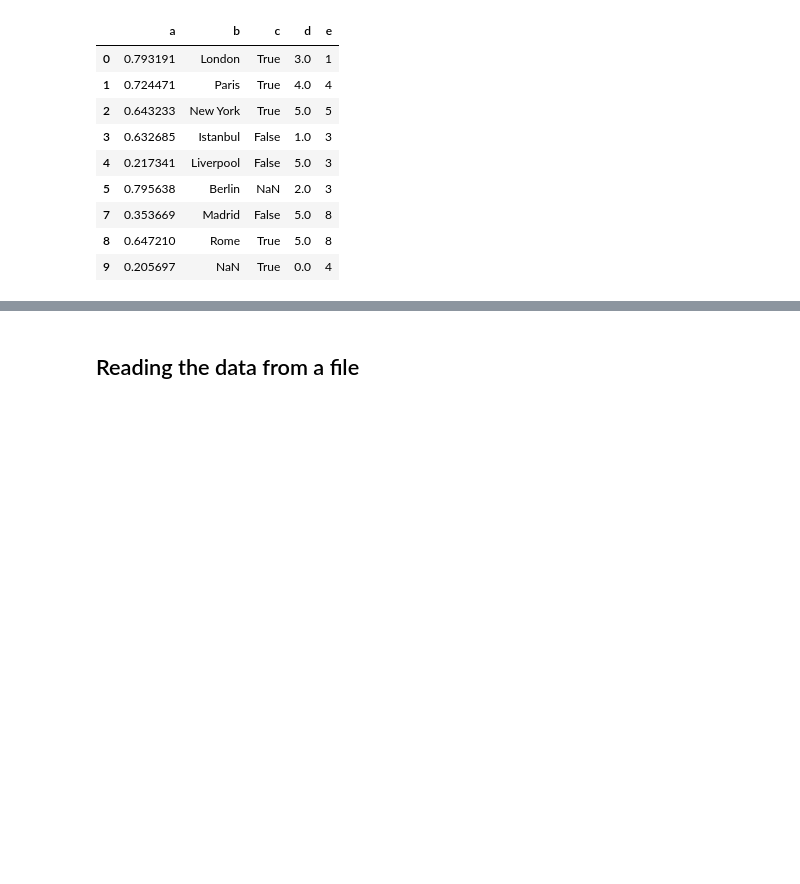
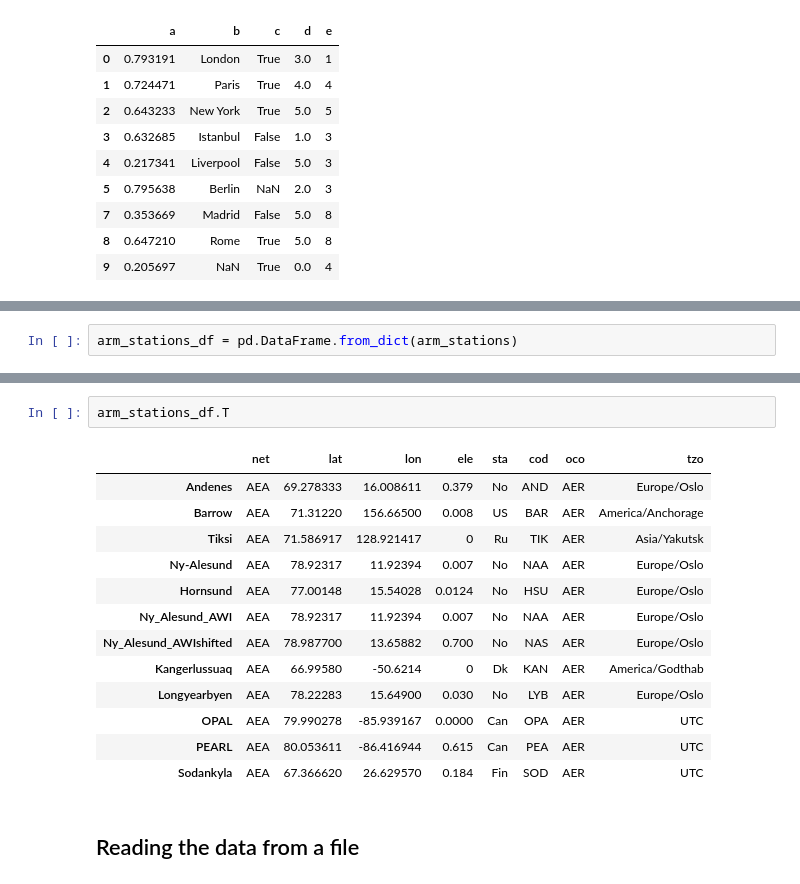
Before and after one commit to pablohe/iup-python-tutorial, a Jupyter notebook: iup.ipynb, the cells around one changed output, grey strips where cells are left out. Saved outputs shown, nothing was run; the diff lists cells and outputs as text; blank space fills up the shorter version.

```diff
--- a/iup.ipynb
+++ b/iup.ipynb
@@ -509,0 +624,2 @@ df
+# %%
+arm_stations_df = pd.DataFrame.from_dict(arm_stations)
@@ -510,3 +635,19 @@ df
+# %%
+arm_stations_df.T
+# %% [output]
+|  | net | lat | lon | ele | sta | cod | oco | tzo |
+| Andenes | AEA | 69.278333 | 16.008611 | 0.379 | No | AND | AER | Europe/Oslo |
+| Barrow | AEA | 71.31220 | 156.66500 | 0.008 | US | BAR | AER | America/Anchorage |
+| Tiksi | AEA | 71.586917 | 128.921417 | 0 | Ru | TIK | AER | Asia/Yakutsk |
+| Ny-Alesund | AEA | 78.92317 | 11.92394 | 0.007 | No | NAA | AER | Europe/Oslo |
+| Hornsund | AEA | 77.00148 | 15.54028 | 0.0124 | No | HSU | AER | Europe/Oslo |
+| Ny_Alesund_AWI | AEA | 78.92317 | 11.92394 | 0.007 | No | NAA | AER | Europe/Oslo |
+| Ny_Alesund_AWIshifted | AEA | 78.987700 | 13.65882 | 0.700 | No | NAS | AER | Europe/Oslo |
+| Kangerlussuaq | AEA | 66.99580 | -50.6214 | 0 | Dk | KAN | AER | America/Godthab |
+| Longyearbyen | AEA | 78.22283 | 15.64900 | 0.030 | No | LYB | AER | Europe/Oslo |
+| OPAL | AEA | 79.990278 | -85.939167 | 0.0000 | Can | OPA | AER | UTC |
+| PEARL | AEA | 80.053611 | -86.416944 | 0.615 | Can | PEA | AER | UTC |
+| Sodankyla | AEA | 67.366620 | 26.629570 | 0.184 | Fin | SOD | AER | UTC |
 # %% [markdown]
 ## Reading the data from a file
 # %%
```
Also changed, not shown: parts of 20 cells of this notebook.
